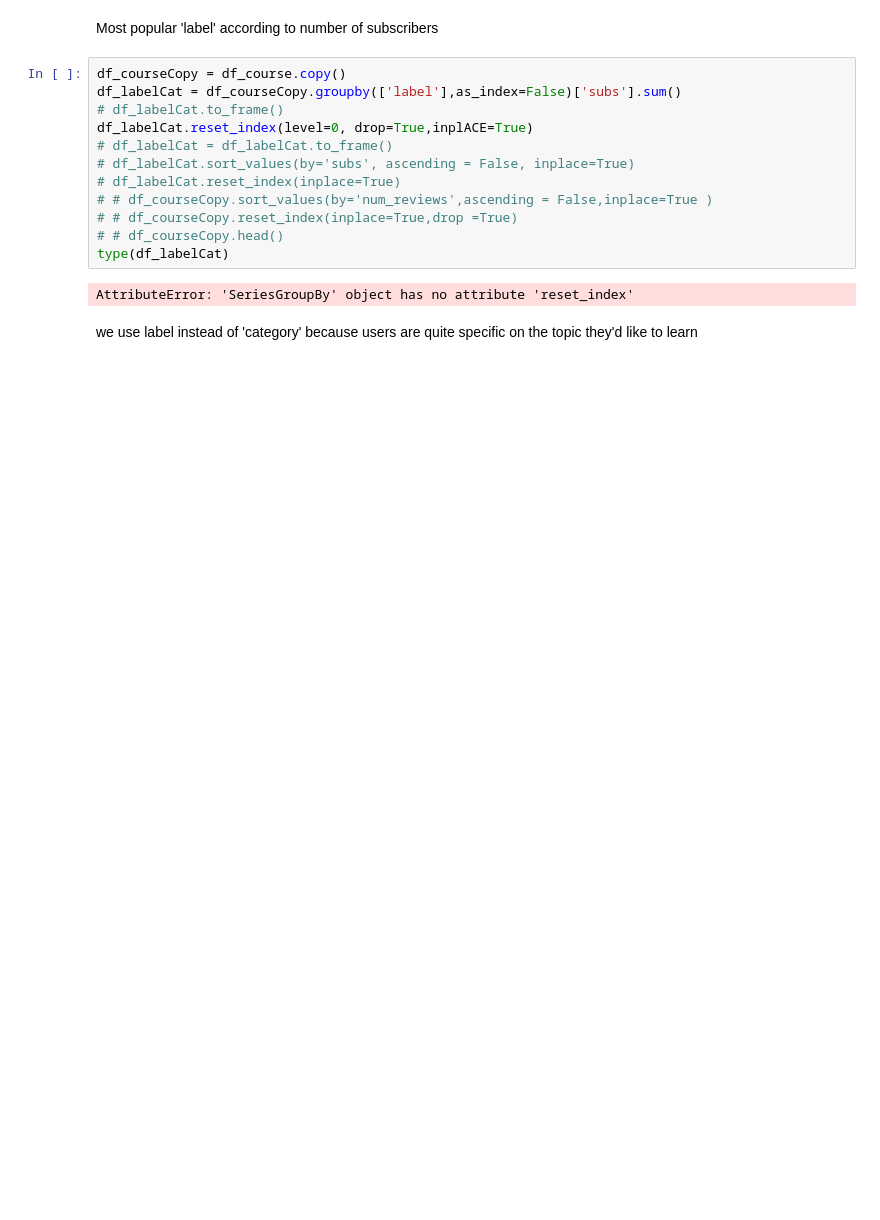
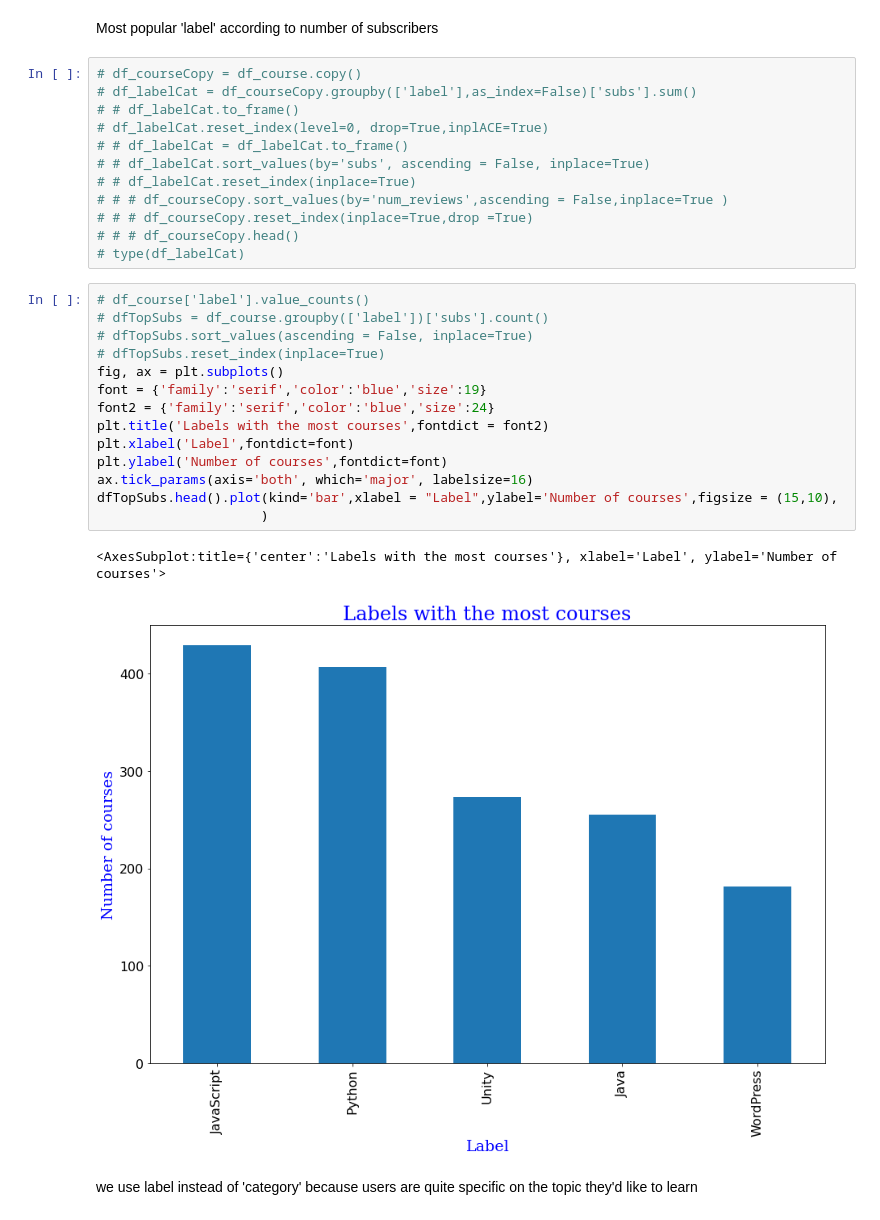
Before and after one commit to abdulj007/recommender-app, a Jupyter notebook: DESSERT.ipynb, the cells around one changed output. Cells and saved outputs as stored; diff of their text form; blank space fills up the shorter version.

```diff
--- a/DESSERT.ipynb
+++ b/DESSERT.ipynb
@@ -149,18 +207,33 @@ df_courseCopy.head()
 # %% [markdown]
 Most popular 'label' according to number of subscribers
 # %%
-df_courseCopy = df_course.copy()
-df_labelCat = df_courseCopy.groupby(['label'],as_index=False)['subs'].sum()
-# df_labelCat.to_frame()
-df_labelCat.reset_index(level=0, drop=True,inplACE=True)
-# df_labelCat = df_labelCat.to_frame()
-# df_labelCat.sort_values(by='subs', ascending = False, inplace=True)
-# df_labelCat.reset_index(inplace=True)
-# # df_courseCopy.sort_values(by='num_reviews',ascending = False,inplace=True )
-# # df_courseCopy.reset_index(inplace=True,drop =True)
-# # df_courseCopy.head()
-type(df_labelCat)
+# df_courseCopy = df_course.copy()
+# df_labelCat = df_courseCopy.groupby(['label'],as_index=False)['subs'].sum()
+# # df_labelCat.to_frame()
+# df_labelCat.reset_index(level=0, drop=True,inplACE=True)
+# # df_labelCat = df_labelCat.to_frame()
+# # df_labelCat.sort_values(by='subs', ascending = False, inplace=True)
+# # df_labelCat.reset_index(inplace=True)
+# # # df_courseCopy.sort_values(by='num_reviews',ascending = False,inplace=True )
+# # # df_courseCopy.reset_index(inplace=True,drop =True)
+# # # df_courseCopy.head()
+# type(df_labelCat)
-# %% [output]
-AttributeError: 'SeriesGroupBy' object has no attribute 'reset_index'
+# %%
+# df_course['label'].value_counts()
+# dfTopSubs = df_course.groupby(['label'])['subs'].count()
+# dfTopSubs.sort_values(ascending = False, inplace=True)
+# dfTopSubs.reset_index(inplace=True)
+fig, ax = plt.subplots()
+font = {'family':'serif','color':'blue','size':19}
+font2 = {'family':'serif','color':'blue','size':24}
+plt.title('Labels with the most courses',fontdict = font2)
+plt.xlabel('Label',fontdict=font)
+plt.ylabel('Number of courses',fontdict=font)
+ax.tick_params(axis='both', which='major', labelsize=16)
+dfTopSubs.head().plot(kind='bar',xlabel = "Label",ylabel='Number of courses',figsize = (15,10),
+                     )
+# %% [output]
+<AxesSubplot:title={'center':'Labels with the most courses'}, xlabel='Label', ylabel='Number of courses'>
+[figure, added]
 # %% [markdown]
 we use label instead of  'category' because users are quite specific on the topic they'd like to learn
```
Also changed, not shown: parts of 48 cells of this notebook.
